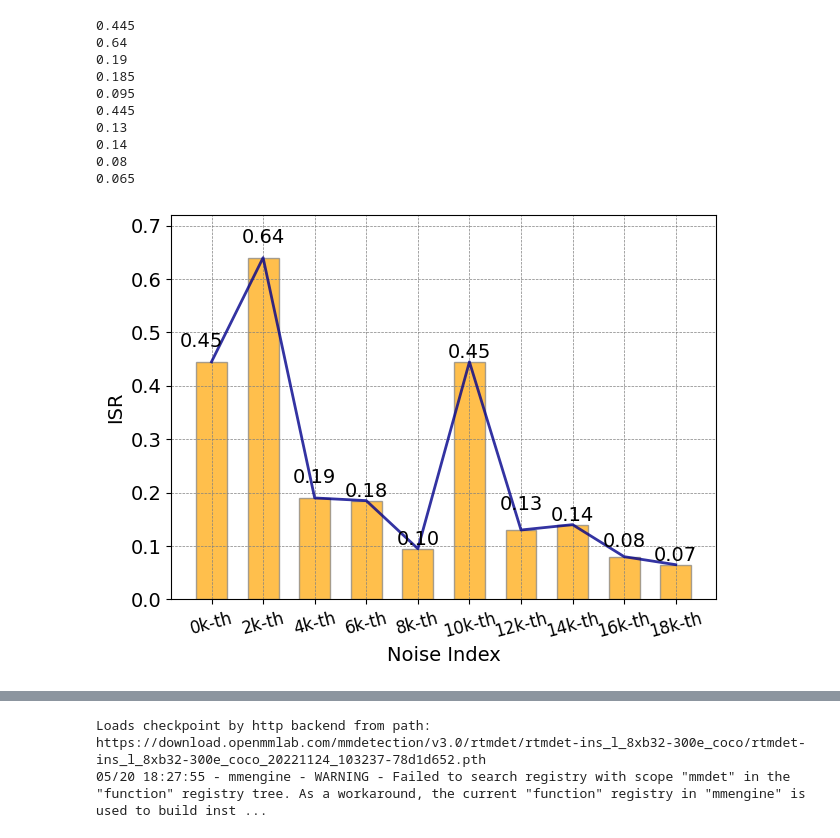
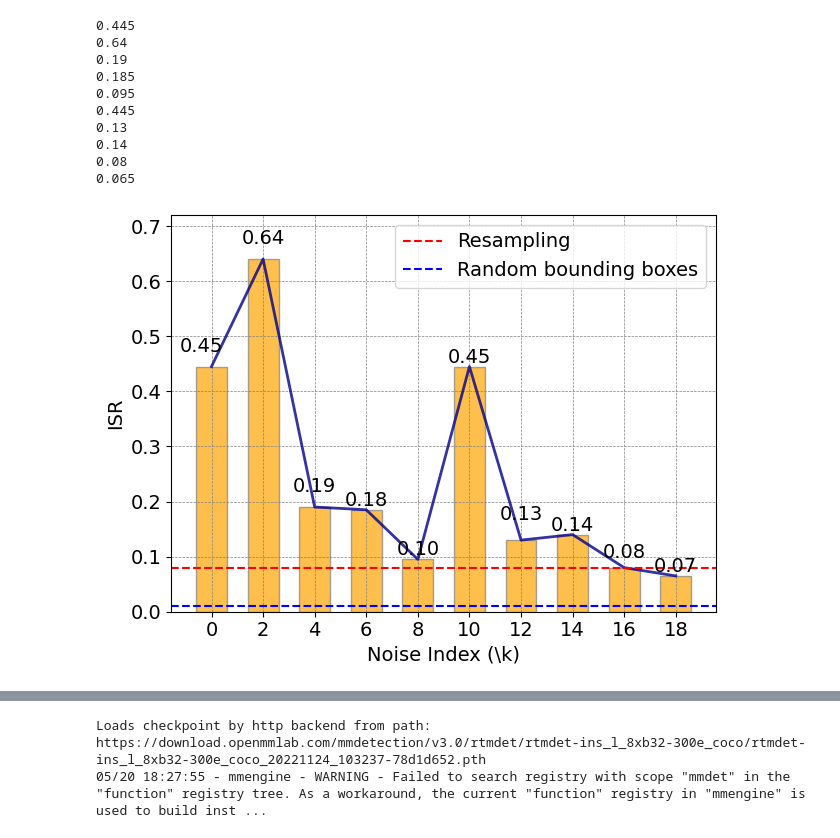
Before and after one commit to banyuanhao/diffusion-noise-detector, a Jupyter notebook: wrapup_data/handcrafted.ipynb, the cells around one changed output, grey strips where cells are left out. Saved outputs shown, nothing was run; the diff lists cells and outputs as text; code cells hidden in the pictures.

```diff
--- a/wrapup_data/handcrafted.ipynb
+++ b/wrapup_data/handcrafted.ipynb
@@ -19,7 +19,7 @@ for i in range(10):
     list_.append(proportion_above_threshold)
 
 # Set up the labels for the x-axis
-labels = [f'{i*2}k-th' for i in range(10)]
+labels = [f'{i*2}' for i in range(10)]
 
 # Create a figure and a set of subplots
 fig, ax = plt.subplots()
@@ -35,40 +35,43 @@ for i, bar in enumerate(bars):
     ax.text(bar.get_x() + bar.get_width()/2+ shift_x[i], yval+shift_y[i], f"{yval:.2f}", ha='center', va='bottom', fontsize=14)
 
 # Add grid, labels, and legend with font size adjustments
-ax.set_xlabel('Noise Index', fontsize=14)
+ax.set_xlabel('Noise Index (\k)', fontsize=14)
 ax.set_ylabel('ISR', fontsize=14)
 ax.grid(True, which='major', linestyle='--', linewidth='0.5', color='gray')
 
 # Plot a line over the bars
 ax.plot(list_, color='darkblue', linewidth=2, alpha=0.8)
 
 # Adjust y-axis to not start from zero, if desired
 min_val = min(list_)
 max_val = max(list_)
 
 # Set font sizes for the tick labels on both axes
 ax.tick_params(axis='both', which='major', labelsize=14)
-ax.tick_params(axis='x', which='major', labelsize=12)
+ax.tick_params(axis='x', which='major', labelsize=14)
 
+ax.axhline(y=0.08, color='r', linestyle='--', label='Resampling')
+ax.axhline(y=0.01, color='b', linestyle='--', label='Random bounding boxes')
 # Rotate x-axis labels
-ax.set_xticklabels(labels, rotation=15)  # Rotate labels by 45 degrees for better visibility
+# ax.set_xticklabels(labels, rotation=15)  # Rotate labels by 45 degrees for better visibility
 ax.set_ylim(0, max_val + 0.08)
 # Save and show the figure
 plt.tight_layout()
+plt.legend(fontsize=14)
 plt.savefig('/home/banyh2000/odfn/wrapup_data/ISR.png')
 plt.show()
 # %% [output]
 0.445
 0.64
 0.19
 0.185
 0.095
 0.445
 0.13
 0.14
 0.08
 0.065
-[figure, old version]
+[figure, new version]
 # %%
 import json
 import numpy as np
```
Also changed, not shown: 21 other files.
